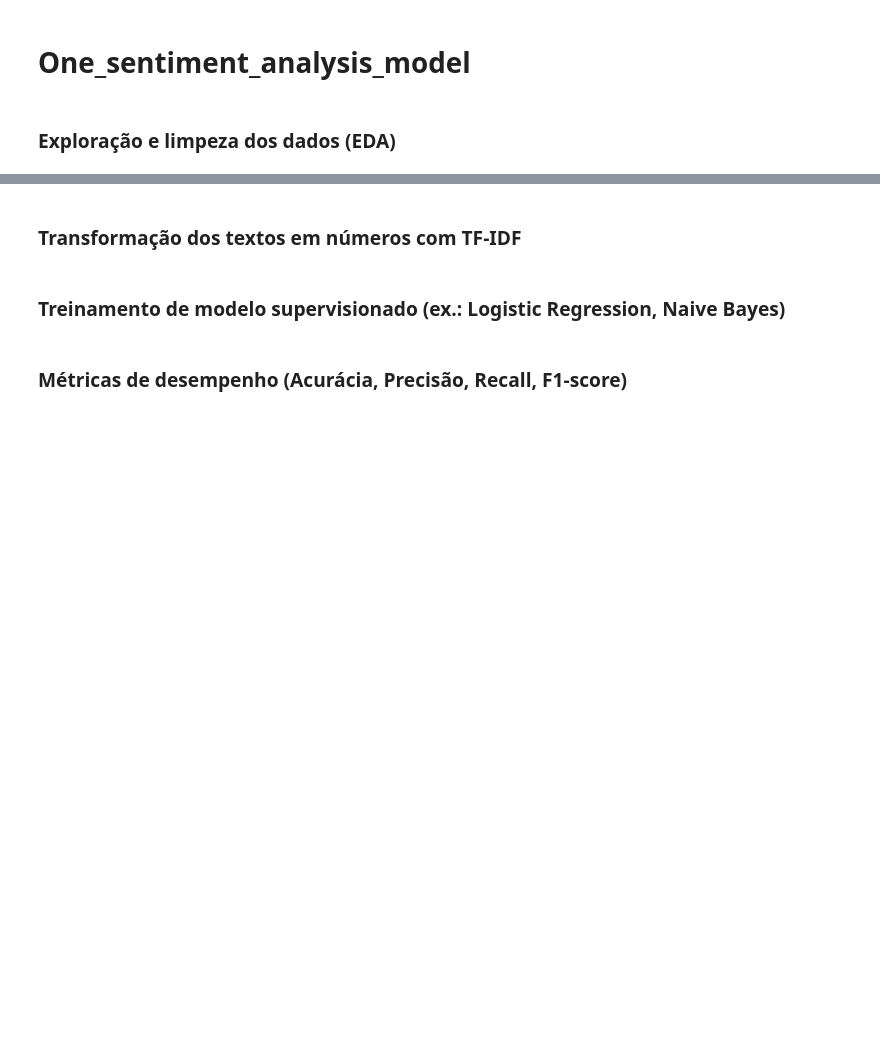
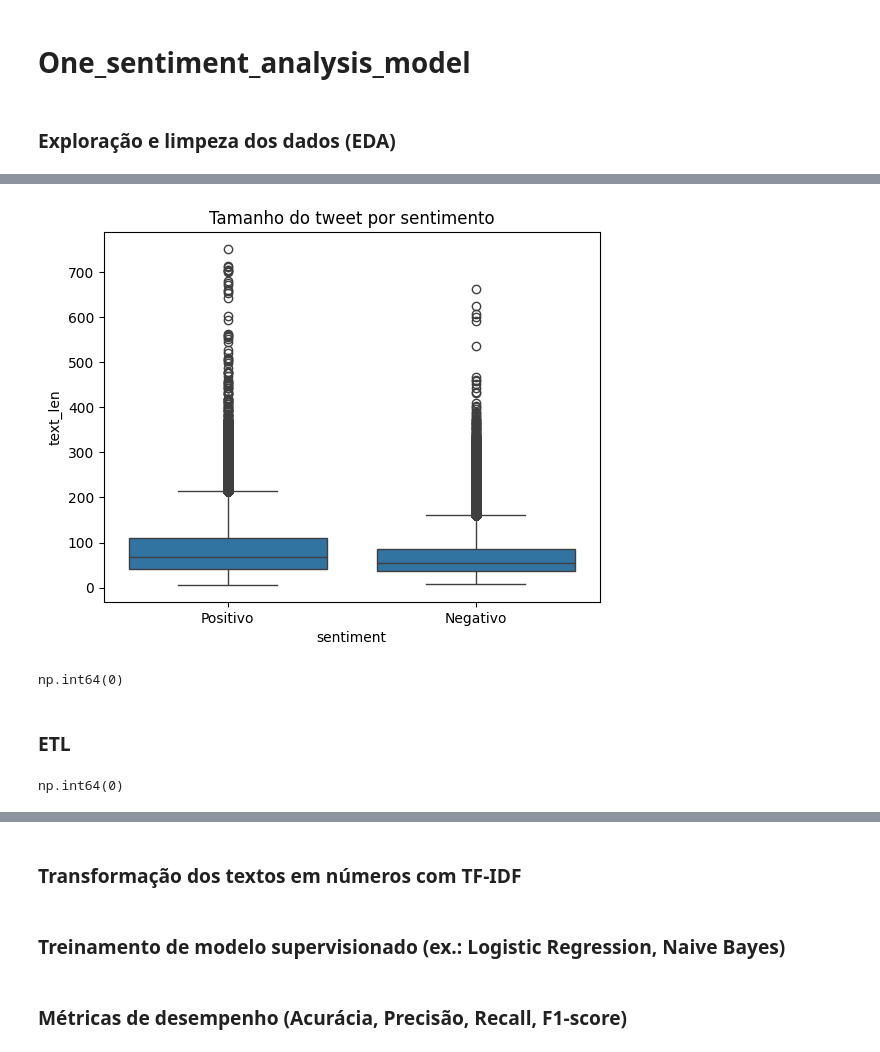
Before and after one commit to ONE-sentiment-analysis/One_sentiment_analysis_model, a Jupyter notebook: src/notebooks/00_One_sentiment_analysis_model.ipynb, the cells around one changed output, grey strips where cells are left out. Drawn from its saved outputs; the diff is of its cells as text; code cells hidden in the pictures; blank space fills up the shorter version.

```diff
--- a/src/notebooks/00_One_sentiment_analysis_model.ipynb
+++ b/src/notebooks/00_One_sentiment_analysis_model.ipynb
@@ -7,0 +161,12 @@
+# %%
+sns.boxplot(x='sentiment', y='text_len', data=df)
+plt.title("Tamanho do tweet por sentimento")
+plt.show()
+# %% [output]
+[figure, added]
+# %%
+df.duplicated().sum()
+# %% [output]
+np.int64(0)
+# %% [markdown]
+### ETL
@@ -7,0 +175,4 @@
+# %%
+df.tweet_date.isna().sum()
+# %% [output]
+np.int64(0)
```
Also changed, not shown: parts of 30 cells of this notebook.
